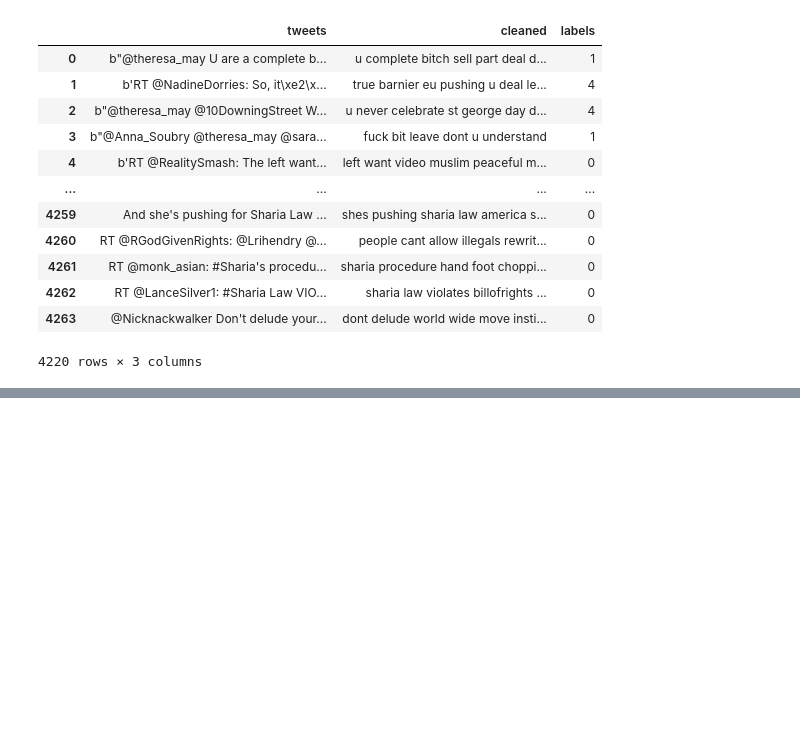
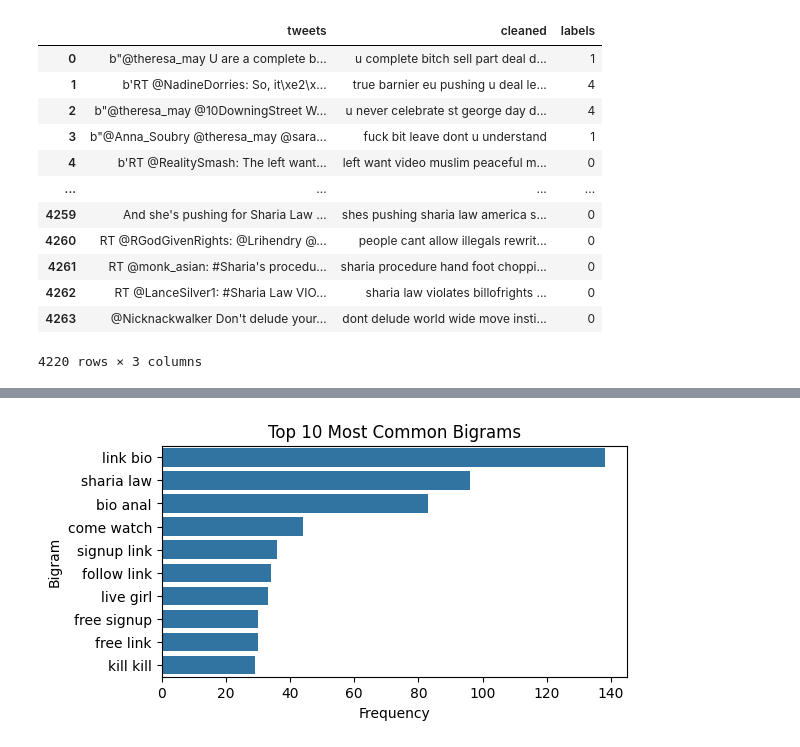
Before and after one commit to pinglainstitute/LLM-reviewtransformation, a Jupyter notebook: Notebooks/twitter_analysis.ipynb, the cells around one changed output, grey strips where cells are left out. Cells and saved outputs as stored; diff of their text form; code cells hidden in the pictures; blank space fills up the shorter version.

Commit message:
visualizations

```diff
--- a/Notebooks/twitter_analysis.ipynb
+++ b/Notebooks/twitter_analysis.ipynb
@@ -132,0 +159,4 @@ make_ngram_df('trigram').to_csv("../Dataset/tweets/results/twitter_top_trigram_b
+# %%
+top_10_bigrams = Counter(following['bigram'].explode().tolist()).most_common(10)
+top_10_bigram_df = pd.DataFrame(top_10_bigrams, columns=['bigram', 'count'])
+top_10_bigram_df['bigram'] = top_10_bigram_df['bigram'].apply(lambda x: " ".join(x))
@@ -132,0 +167,9 @@ make_ngram_df('trigram').to_csv("../Dataset/tweets/results/twitter_top_trigram_b
+# %%
+plt.figure(figsize=(6, 3))
+sns.barplot(x='count', y='bigram', data=top_10_bigram_df)
+plt.title('Top 10 Most Common Bigrams')
+plt.xlabel('Frequency')
+plt.ylabel('Bigram')
+plt.show()
+# %% [output]
+[figure, added]
```
Also changed, not shown: parts of 9 cells of this notebook, 3 other files.
